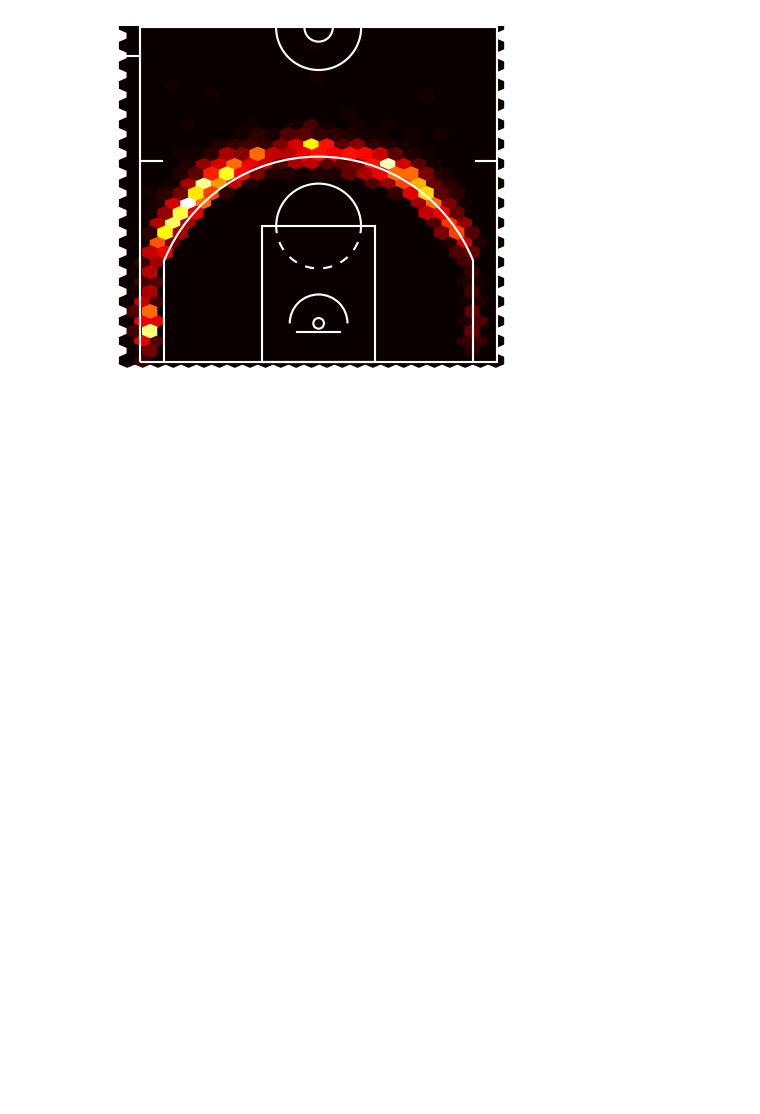
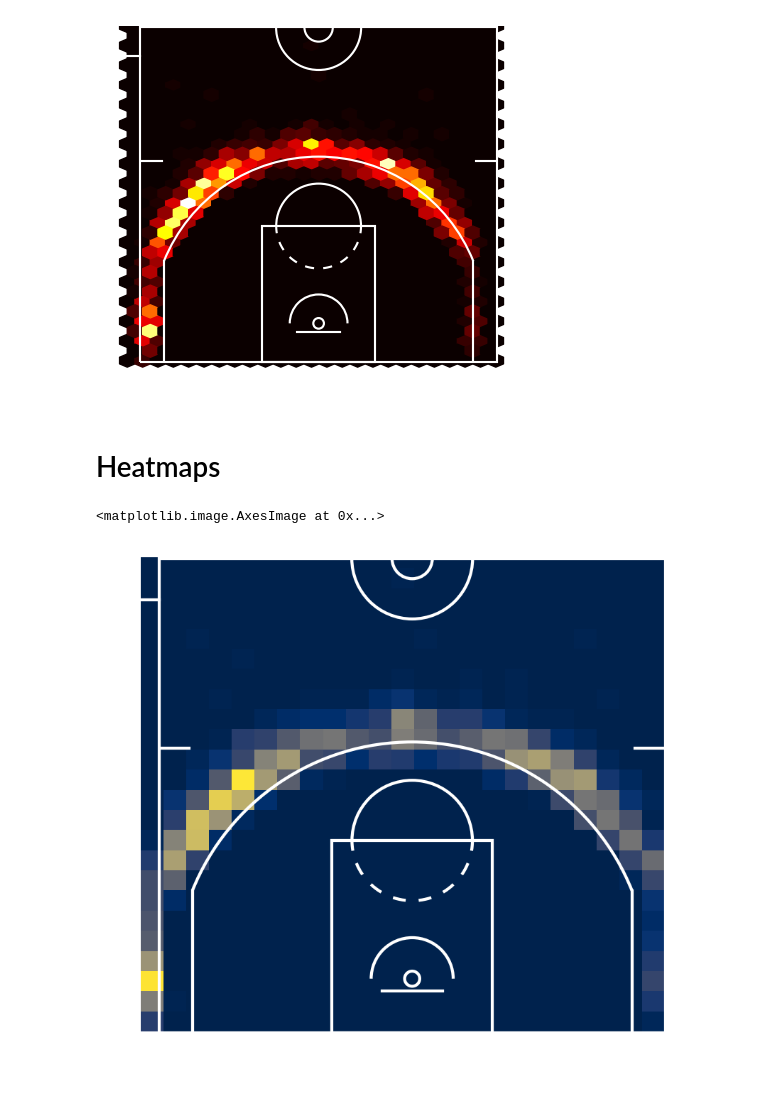
Before and after one commit to apradillap/MrCateringRATATATATA, a Jupyter notebook: notebooks/jose_manuel_calderon_3pt_shots.ipynb, the cells around one changed output. Drawn from its saved outputs; the diff is of its cells as text; code cells hidden in the pictures; blank space fills up the shorter version.

Commit message:
With heatmap

```diff
--- a/notebooks/jose_manuel_calderon_3pt_shots.ipynb
+++ b/notebooks/jose_manuel_calderon_3pt_shots.ipynb
@@ -39,3 +43,17 @@ ax.hexbin(x_1_hl, y_1_hl, gridsize=(24, 18), extent=(-2, 50, 0, 50), zorder=0, c
 # %% [output]
 <matplotlib.collections.PolyCollection at 0x...>
 [figure]
+# %% [markdown]
+# Heatmaps
+# %%
+# Compute the heatmap
+heatmap_1, xedges_1, yedges_1 = np.histogram2d(x, y, bins=(94//4, 50//2), range=[[0, 94/2], [0, 50]])
+
+# Draw the court, slightly thicken the lines
+fig, ax = court.draw(line_color="white", line_width=0.3, orientation="vd")
+
+# Display the heatmaps
+ax.imshow(heatmap_1.T, origin='lower', cmap='cividis', zorder=-1, extent=(-2, 50, 0, 50))
+# %% [output]
+<matplotlib.image.AxesImage at 0x...>
+[figure, added]
```
Also changed, not shown: parts of 2 cells of this notebook.
